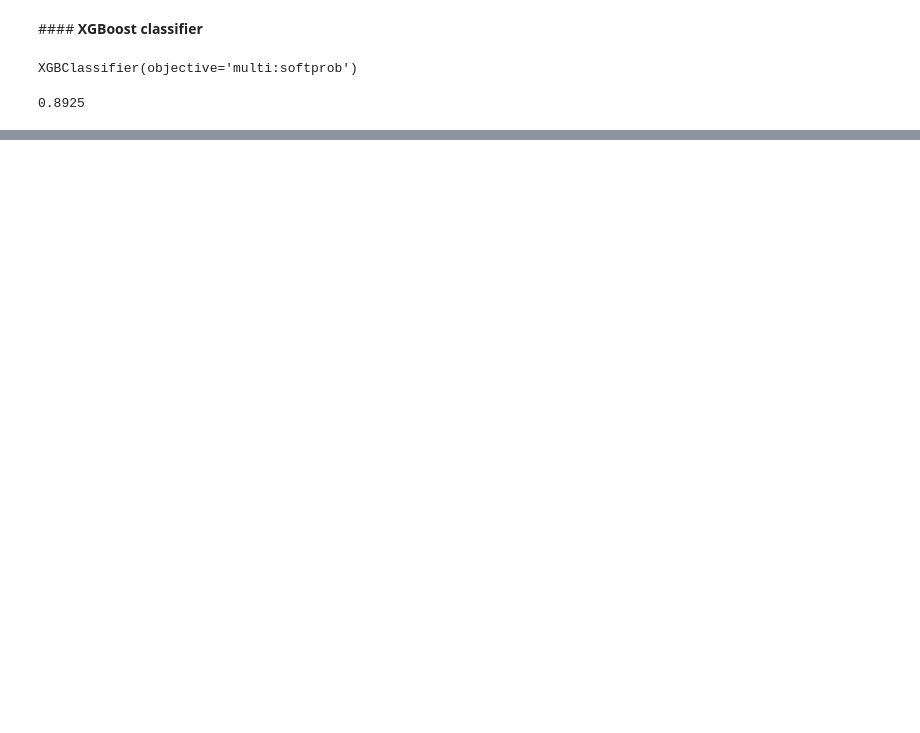
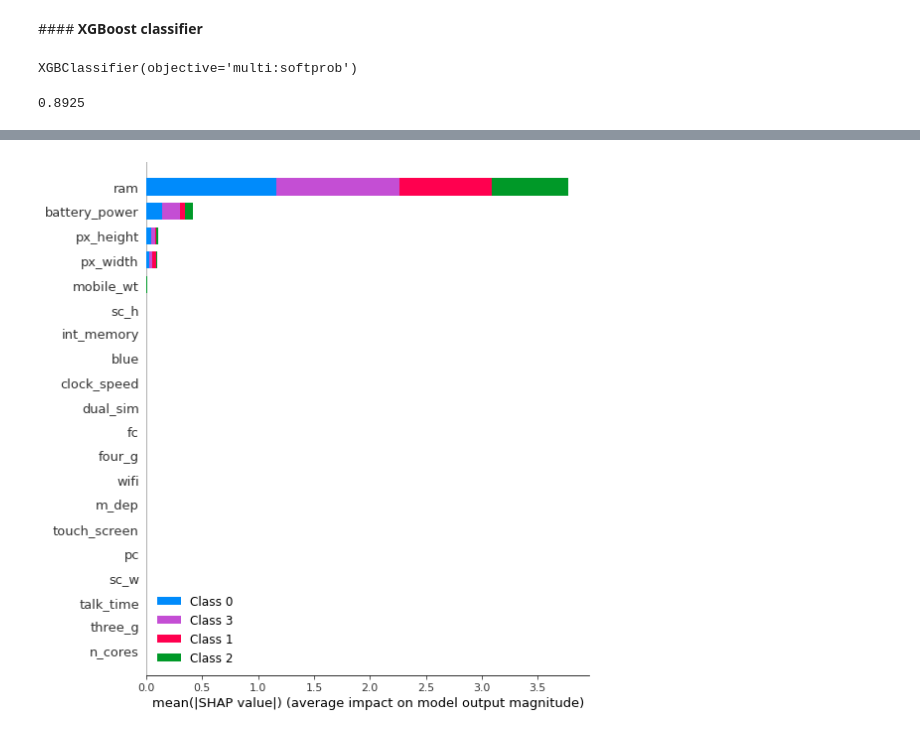
Before and after one commit to ShreedarshM/Mobile-Price-Range-Prediction, a Jupyter notebook: Mobile_Price_Range_Prediction.ipynb, the cells around one changed output, grey strips where cells are left out. Drawn from its saved outputs; the diff is of its cells as text; code cells hidden in the pictures; blank space fills up the shorter version.

```diff
--- a/Mobile_Price_Range_Prediction.ipynb
+++ b/Mobile_Price_Range_Prediction.ipynb
@@ -381,0 +601,4 @@ xgbmodel.score(X_test,y_test)
+# %%
+shap.summary_plot(shap_values_test,X_test_val,plot_type='bar')
+# %% [output]
+[figure, added]
```
Also changed, not shown: parts of 23 cells of this notebook.
